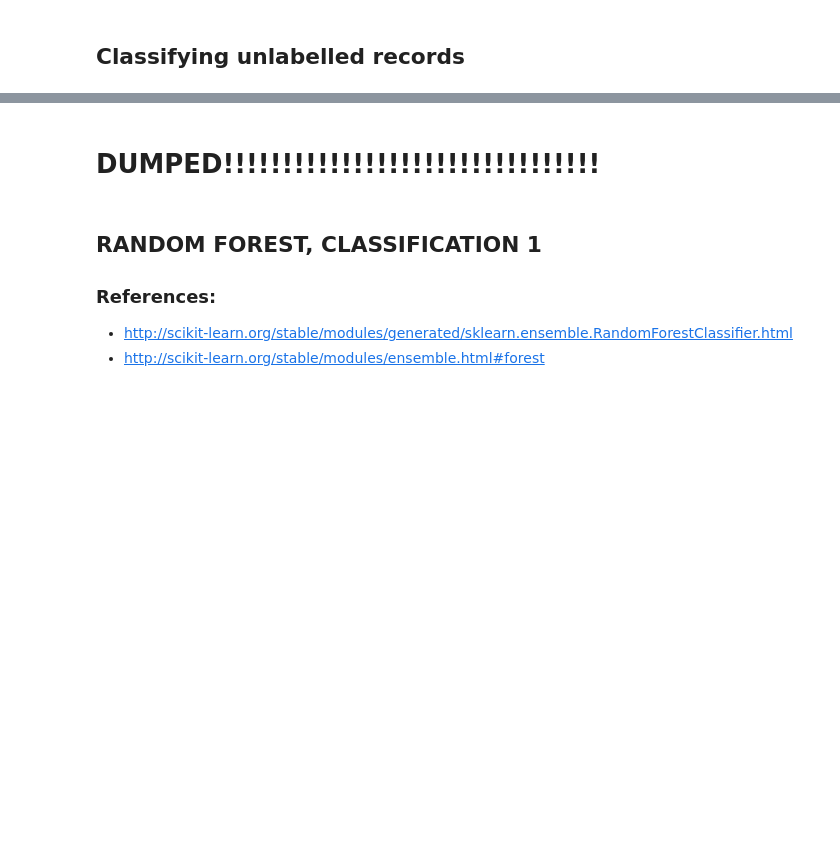
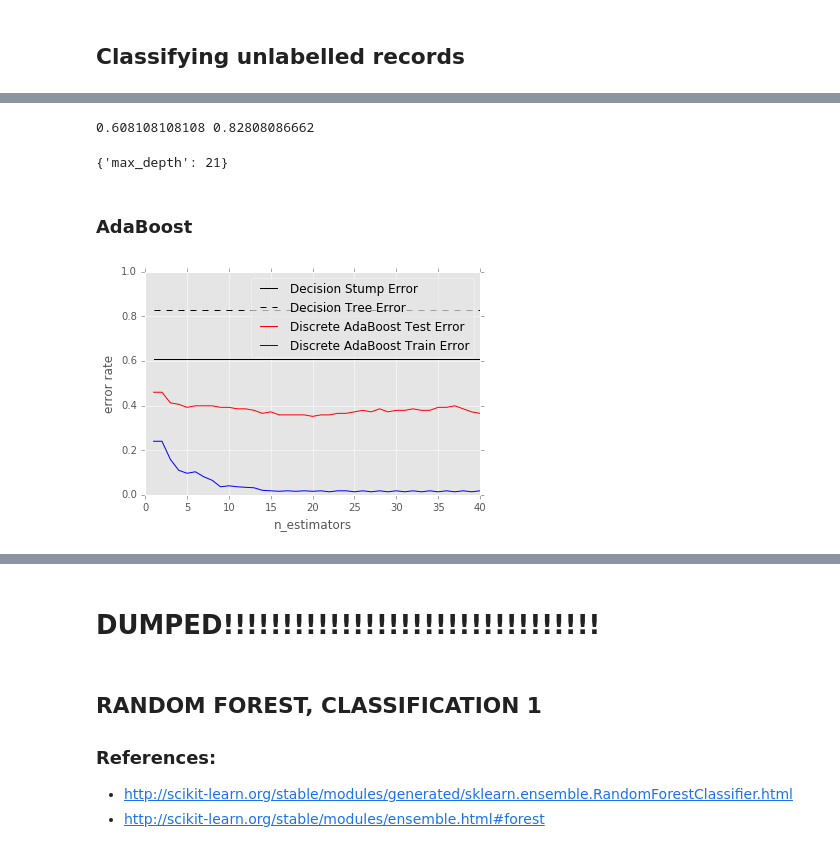
Before and after one commit to evaristoc/fCC_R3_DataAnalysis, a Jupyter notebook: scr/jupyter_files/test platform classification fccr3 project 2.ipynb, the cells around one changed output, grey strips where cells are left out. Saved outputs shown, nothing was run; the diff lists cells and outputs as text; code cells hidden in the pictures; blank space fills up the shorter version.

Commit message:
trying a simple test for the current data; decision tree + adaboost, round 2

```diff
--- a/scr/jupyter_files/test platform classification fccr3 project 2.ipynb
+++ b/scr/jupyter_files/test platform classification fccr3 project 2.ipynb
@@ -430,0 +519,5 @@ with open(os.getcwd()+'/data/abadt_1.csv', 'w') as outfile:
+# %%
+from sklearn.feature_extraction.text import CountVectorizer
+count_vect_r2 = CountVectorizer(ngram_range=(1,2))
+X_primercounts2 = count_vect_r2.fit_transform(train2.alltext)
+X_primercounts2.shape
@@ -430,0 +548,6 @@ with open(os.getcwd()+'/data/abadt_1.csv', 'w') as outfile:
+# %%
+clf_dtm_r2_stump = DecisionTreeClassifier(max_depth=1, min_samples_leaf=1, random_state=0)
+clf_dt_r2_stump = clf_dtm_r2_stump.fit(X_primercounts2, train2.category)
+
+clf_dtm_r2 = DecisionTreeClassifier(min_samples_leaf=2, random_state=0)
+clf_dt_r2 = clf_dtm_r2.fit(X_primercounts2, train2.category)
@@ -430,0 +562,3 @@ with open(os.getcwd()+'/data/abadt_1.csv', 'w') as outfile:
+# %%
+X_test2counts = count_vect_r2.transform(test2.alltext)
+predicted_dt_r2 = clf_dt_r2.predict(X_test2counts)
@@ -430,0 +643,65 @@ with open(os.getcwd()+'/data/abadt_1.csv', 'w') as outfile:
+# %%
+X_test2counts_stump = count_vect_r2.transform(test2.alltext)
+clf_dt_r2_stump_err = 1.0 - clf_dt_r2_stump.score(X_test2counts_stump, test2.category)
+X_test2count = count_vect_r2.transform(test2.alltext)
+clf_dt_r2_err = 1.0 - clf.score(X_test2counts, test2.category)
+# %%
+print(clf_dt_r2_stump_err,clf_dt_r2_err)
+# %% [output]
+0.608108108108 0.82808086662
+# %%
+print(clf.best_params_)
+# %% [output]
+{'max_depth': 21}
+# %% [markdown]
+### AdaBoost
+# %%
+n_estimators = 40
+# A learning rate of 1. may not be optimal for both SAMME and SAMME.R
+learning_rate = .2
+
+
+#IMPORTANT... https://stackoverflow.com/questions/33110973/pass-a-dict-to-scikit-learn-estimator
+clf_dtm_r2.set_params(**clf.best_params_)
+clf_dt_r2 = clf_dtm_r2.fit(X_primercounts2, train2.category)
+
+ada_discrete = AdaBoostClassifier(
+    base_estimator = clf_dtm_r2,
+    learning_rate=learning_rate,
+    n_estimators=n_estimators,
+    algorithm="SAMME")
+ada_discrete.fit(X_primercounts2, train2.category)
+
+fig = plt.figure()
+ax = fig.add_subplot(111)
+
+ax.plot([1, n_estimators], [clf_dt_r2_stump_err] * 2, 'k-',
+        label='Decision Stump Error')
+ax.plot([1, n_estimators], [clf_dt_r2_err] * 2, 'k--',
+        label='Decision Tree Error')
+
+ada_discrete_err = numpy.zeros((n_estimators,))
+for i, y_pred in enumerate(ada_discrete.staged_predict(X_test2counts)):
+    ada_discrete_err[i] = zero_one_loss(y_pred, test2.category)
+
+ada_discrete_err_train = numpy.zeros((n_estimators,))
+for i, y_pred in enumerate(ada_discrete.staged_predict(X_primercounts2)):
+    ada_discrete_err_train[i] = zero_one_loss(y_pred, train2.category)
+
+ax.plot(numpy.arange(n_estimators) + 1, ada_discrete_err,
+        label='Discrete AdaBoost Test Error',
+        color='red')
+ax.plot(numpy.arange(n_estimators) + 1, ada_discrete_err_train,
+        label='Discrete AdaBoost Train Error',
+        color='blue')
+
+ax.set_ylim((0.0, 1.0))
+ax.set_xlabel('n_estimators')
+ax.set_ylabel('error rate')
+
+leg = ax.legend(loc='upper right', fancybox=True)
+leg.get_frame().set_alpha(0.7)
+
+plt.show()
+# %% [output]
+[figure, added]
```
Also changed, not shown: parts of 55 cells of this notebook, 2 other files.
